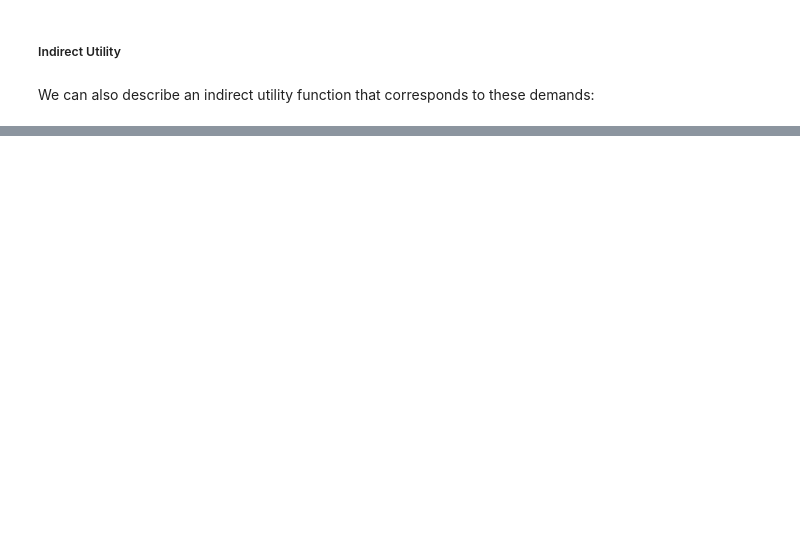
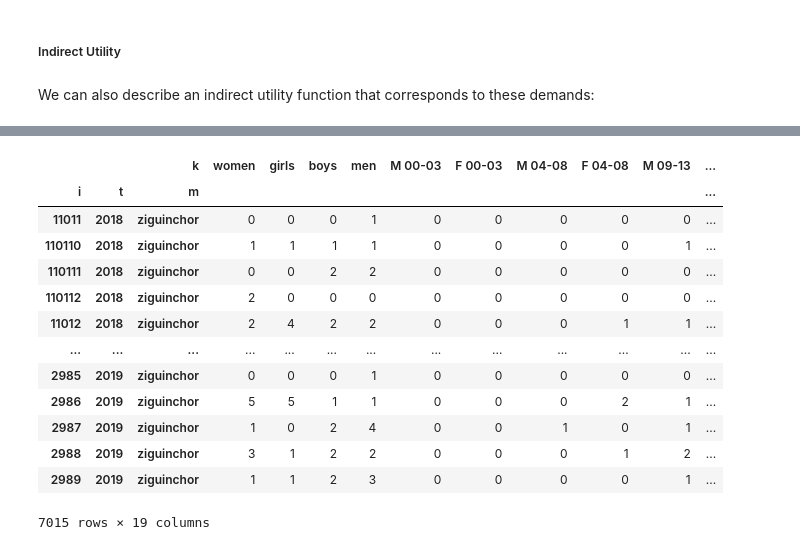
Before and after one commit to reilyfairchild/EEP153-Project-3, a Jupyter notebook: estimation_example.ipynb, the cells around one changed output, grey strips where cells are left out. Drawn from its saved outputs; the diff is of its cells as text; code cells hidden in the pictures; blank space fills up the shorter version.

```diff
--- a/estimation_example.ipynb
+++ b/estimation_example.ipynb
@@ -444,0 +559,17 @@ plt.show()
+# %%
+def get_clean_sheet(key):
+
+    df = pd.read_csv(key)
+    df.columns = [c.strip() for c in df.columns.tolist()]
+
+    df = df.loc[:,~df.columns.duplicated(keep='first')]
+
+    df = df.drop([col for col in df.columns if col.startswith('Unnamed')], axis=1)
+
+    df = df.loc[~df.index.duplicated(), :]
+
+    return df
+
+# Get expenditures...
+expend = get_clean_sheet('Food_Expenditures_T(2019).csv')
+expend
@@ -444,0 +823,20 @@ plt.show()
+# %%
+hhc.columns = hhc.columns.str.replace("Females", "F").str.replace("Males", "M")
+hhc.columns = hhc.columns.str.replace("51-99", "51+")
+#hhc.columns = df.columns.str.replace("M 51-99", "M 51+")
+hhc
+# %% [output]
+|  |  | k | women | girls | boys | men | M 00-03 | F 00-03 | M 04-08 | F 04-08 | M 09-13 | ... |
+| i | t | m |  |  |  |  |  |  |  |  |  | ... |
+| 11011 | 2018 | ziguinchor | 0 | 0 | 0 | 1 | 0 | 0 | 0 | 0 | 0 | ... |
+| 110110 | 2018 | ziguinchor | 1 | 1 | 1 | 1 | 0 | 0 | 0 | 0 | 1 | ... |
+| 110111 | 2018 | ziguinchor | 0 | 0 | 2 | 2 | 0 | 0 | 0 | 0 | 0 | ... |
+| 110112 | 2018 | ziguinchor | 2 | 0 | 0 | 0 | 0 | 0 | 0 | 0 | 0 | ... |
+| 11012 | 2018 | ziguinchor | 2 | 4 | 2 | 2 | 0 | 0 | 0 | 1 | 1 | ... |
+| ... | ... | ... | ... | ... | ... | ... | ... | ... | ... | ... | ... | ... |
+| 2985 | 2019 | ziguinchor | 0 | 0 | 0 | 1 | 0 | 0 | 0 | 0 | 0 | ... |
+| 2986 | 2019 | ziguinchor | 5 | 5 | 1 | 1 | 0 | 0 | 0 | 2 | 1 | ... |
+| 2987 | 2019 | ziguinchor | 1 | 0 | 2 | 4 | 0 | 0 | 1 | 0 | 1 | ... |
+| 2988 | 2019 | ziguinchor | 3 | 1 | 2 | 2 | 0 | 0 | 0 | 1 | 2 | ... |
+| 2989 | 2019 | ziguinchor | 1 | 1 | 2 | 3 | 0 | 0 | 0 | 0 | 1 | ... |
+7015 rows × 19 columns
```
Also changed, not shown: parts of 31 cells of this notebook, 1 other file.
